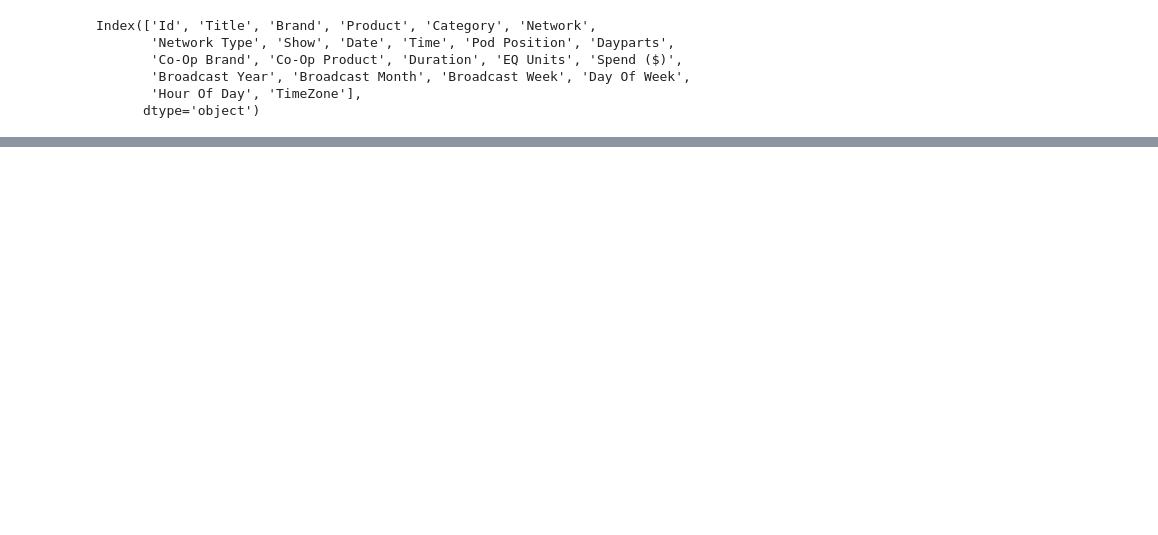
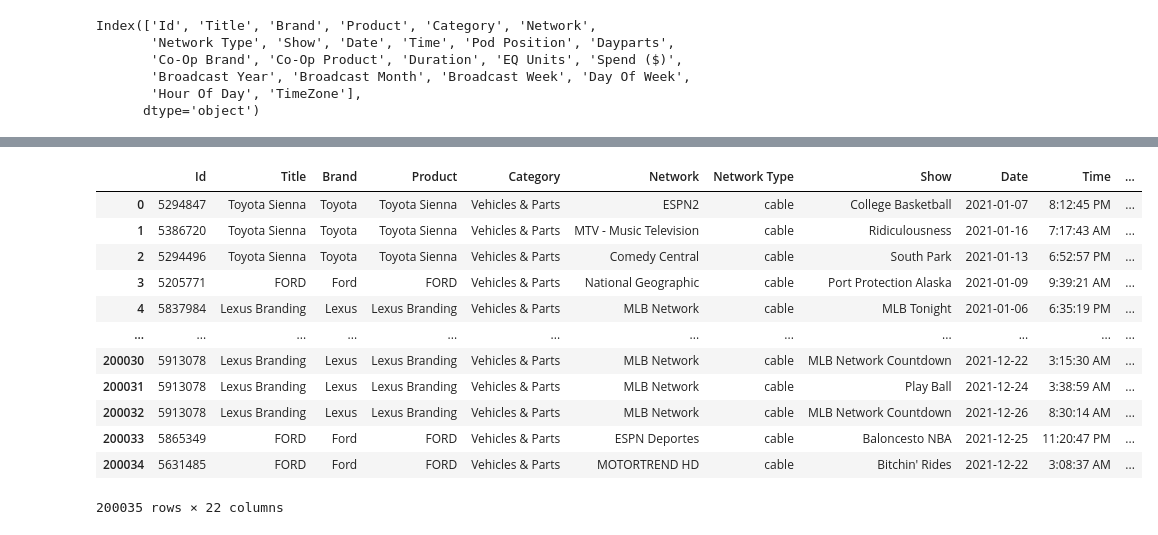
Before and after one commit to AyanDasIITD/Data_Analytics, a Jupyter notebook: LG.ipynb, the cells around one changed output, grey strips where cells are left out. Saved outputs shown, nothing was run; the diff lists cells and outputs as text; code cells hidden in the pictures; blank space fills up the shorter version.

```diff
--- a/LG.ipynb
+++ b/LG.ipynb
@@ -61,0 +41,3 @@ delta_duration
+# %%
+print(auto['Brand'].head())
+pd.set_option('display.float_format', '{:,.2f}'.format)
@@ -71,0 +152,16 @@ auto
+# %%
+name=
+# %% [output]
+|  | Id | Title | Brand | Product | Category | Network | Network Type | Show | Date | Time | ... |
+| 0 | 5294847 | Toyota Sienna | Toyota | Toyota Sienna | Vehicles & Parts | ESPN2 | cable | College Basketball | 2021-01-07 | 8:12:45 PM | ... |
+| 1 | 5386720 | Toyota Sienna | Toyota | Toyota Sienna | Vehicles & Parts | MTV - Music Television | cable | Ridiculousness | 2021-01-16 | 7:17:43 AM | ... |
+| 2 | 5294496 | Toyota Sienna | Toyota | Toyota Sienna | Vehicles & Parts | Comedy Central | cable | South Park | 2021-01-13 | 6:52:57 PM | ... |
+| 3 | 5205771 | FORD | Ford | FORD | Vehicles & Parts | National Geographic | cable | Port Protection Alaska | 2021-01-09 | 9:39:21 AM | ... |
+| 4 | 5837984 | Lexus Branding | Lexus | Lexus Branding | Vehicles & Parts | MLB Network | cable | MLB Tonight | 2021-01-06 | 6:35:19 PM | ... |
+| ... | ... | ... | ... | ... | ... | ... | ... | ... | ... | ... | ... |
+| 200030 | 5913078 | Lexus Branding | Lexus | Lexus Branding | Vehicles & Parts | MLB Network | cable | MLB Network Countdown | 2021-12-22 | 3:15:30 AM | ... |
+| 200031 | 5913078 | Lexus Branding | Lexus | Lexus Branding | Vehicles & Parts | MLB Network | cable | Play Ball | 2021-12-24 | 3:38:59 AM | ... |
+| 200032 | 5913078 | Lexus Branding | Lexus | Lexus Branding | Vehicles & Parts | MLB Network | cable | MLB Network Countdown | 2021-12-26 | 8:30:14 AM | ... |
+| 200033 | 5865349 | FORD | Ford | FORD | Vehicles & Parts | ESPN Deportes | cable | Baloncesto NBA | 2021-12-25 | 11:20:47 PM | ... |
+| 200034 | 5631485 | FORD | Ford | FORD | Vehicles & Parts | MOTORTREND HD | cable | Bitchin' Rides | 2021-12-22 | 3:08:37 AM | ... |
+200035 rows × 22 columns
```
Also changed, not shown: parts of 11 cells of this notebook.
